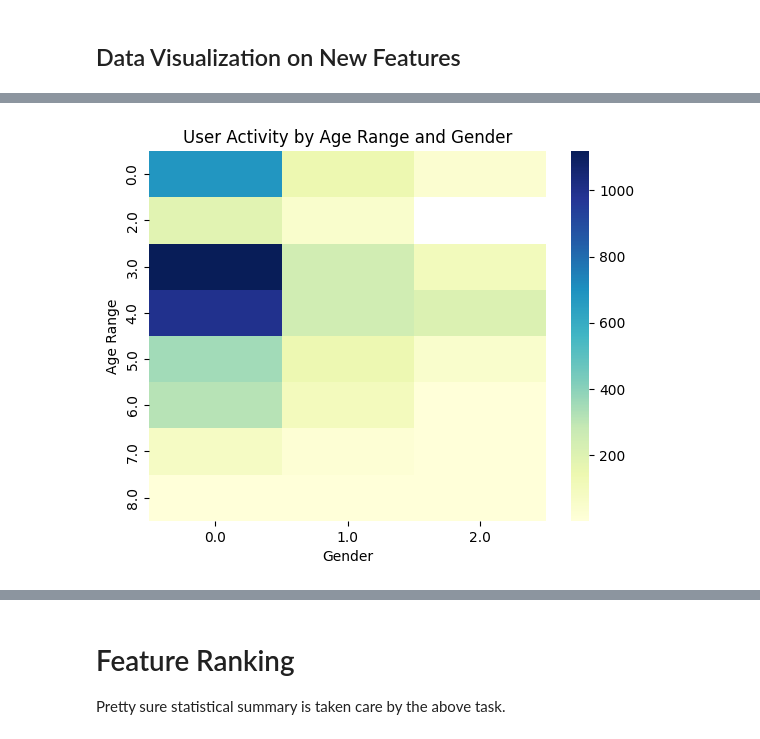
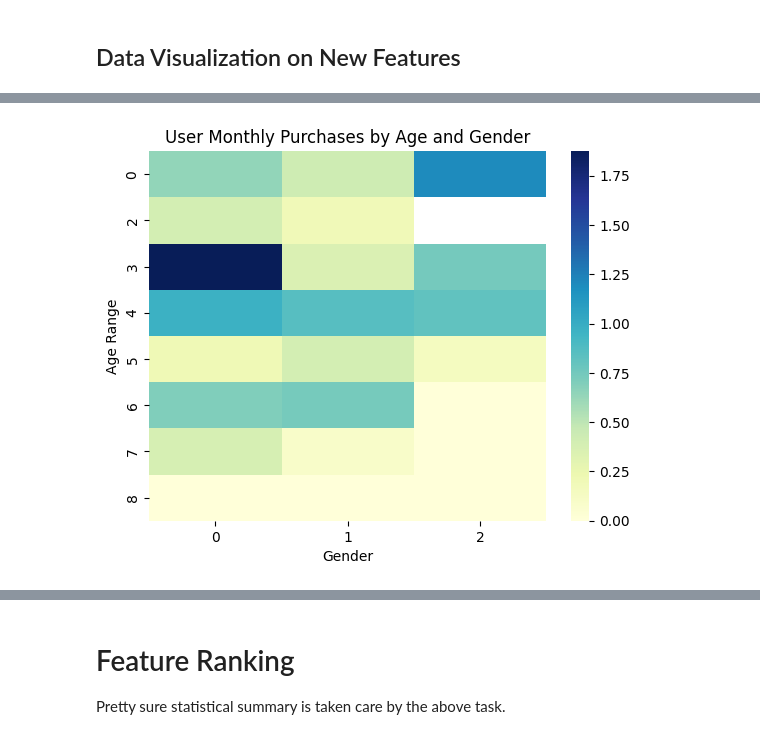
Before and after one commit to satyam04sharma/CECS550_FinalProject, a Jupyter notebook: CECS550_PR_Final_Project.ipynb, the cells around one changed output, grey strips where cells are left out. Drawn from its saved outputs; the diff is of its cells as text; code cells hidden in the pictures.

```diff
--- a/CECS550_PR_Final_Project.ipynb
+++ b/CECS550_PR_Final_Project.ipynb
@@ -125,0 +242,8 @@ merged_df.describe()
+# %%
+# How many times has the user interacted with the category?
+user_cat_interaction_count = merged_df.value_counts(subset=['user_id', 'cat_id']).rename("user_cat_interaction_count").reset_index()
+
+# How many unique times has the user interacted with the category?
+user_uniq_cat_interaction_count = merged_df.drop(columns='action_type').drop_duplicates().value_counts(subset=['user_id', 'cat_id']) \
+        .rename("user_uniq_cat_interaction_count").reset_index()
+merge_multiple(user_cat_interaction_count, user_uniq_cat_interaction_count)
@@ -125,0 +264,12 @@ merged_df.describe()
+# %%
+# What is the ranking of the merchant in terms of total number of items sold?
+# (higher is better)
+merchant_sold_rank = merged_df[merged_df['action_type'] == 2].value_counts(subset='merchant_id').rank(method='dense') \
+        .rename("merchant_sold_rank").reset_index()
+
+# What is the ranking of the merchant in terms of total number of favorites?
+# (higher is better)
+merchant_favorite_rank = merged_df[merged_df['action_type'] == 3].value_counts(subset='merchant_id').rank(method='dense') \
+        .rename("merchant_favorite_rank").reset_index()
+
+merge_multiple(merchant_sold_rank, merchant_favorite_rank)
@@ -125,0 +290,12 @@ merged_df.describe()
+# %%
+# What is the ranking of the item in terms of total sold?
+# (higher is better)
+item_sold_rank = merged_df[merged_df['action_type'] == 2].value_counts(subset='item_id').rank(method='dense') \
+        .rename("item_sold_rank").reset_index()
+
+# What is the ranking of the item in terms of total favorited?
+# (higher is better)
+item_favorite_rank = merged_df[merged_df['action_type'] == 3].value_counts(subset='item_id').rank(method='dense') \
+        .rename("item_favorite_rank").reset_index()
+
+merge_multiple(item_sold_rank, item_favorite_rank)
@@ -125,0 +316,9 @@ merged_df.describe()
+# %%
+merged_df = merge_multiple(merged_df, user_interaction_count, user_uniq_interaction_count, user_month_count, user_month_purchase_count, \
+                           user_day_count, user_merchant_interaction_count, user_uniq_merchant_interaction_count, user_merchant_purchase_count, \
+                           user_merchant_favorite_count, user_item_interaction_count, user_uniq_item_interaction_count, user_item_purchase_count, \
+                           user_item_favorite_count, user_cat_interaction_count, user_uniq_cat_interaction_count, merchant_sold_rank, \
+                           merchant_favorite_rank, item_sold_rank, item_favorite_rank)
+display(merged_df.columns)
+merged_df = merged_df.drop(columns=['time_stamp', 'time_str']) # Let's drop these two time columns as they are better represented as day_of_year
+merged_df
@@ -176,10 +402,10 @@ plt.show()
 # %%
-heatmap_df = merged_df.pivot_table(index='age_range', columns='gender', values='action_type', aggfunc='count')
+heatmap_df = merged_df.pivot_table(index='age_range', columns='gender', values='user_month_purchase_count', aggfunc='mean')
 sns.heatmap(heatmap_df, cmap='YlGnBu')
-plt.title('User Activity by Age Range and Gender')
+plt.title('User Monthly Purchases by Age and Gender')
 plt.xlabel('Gender')
 plt.ylabel('Age Range')
 
 plt.show()
 # %% [output]
-[figure, old version]
+[figure, new version]
```
Also changed, not shown: parts of 51 cells of this notebook.
